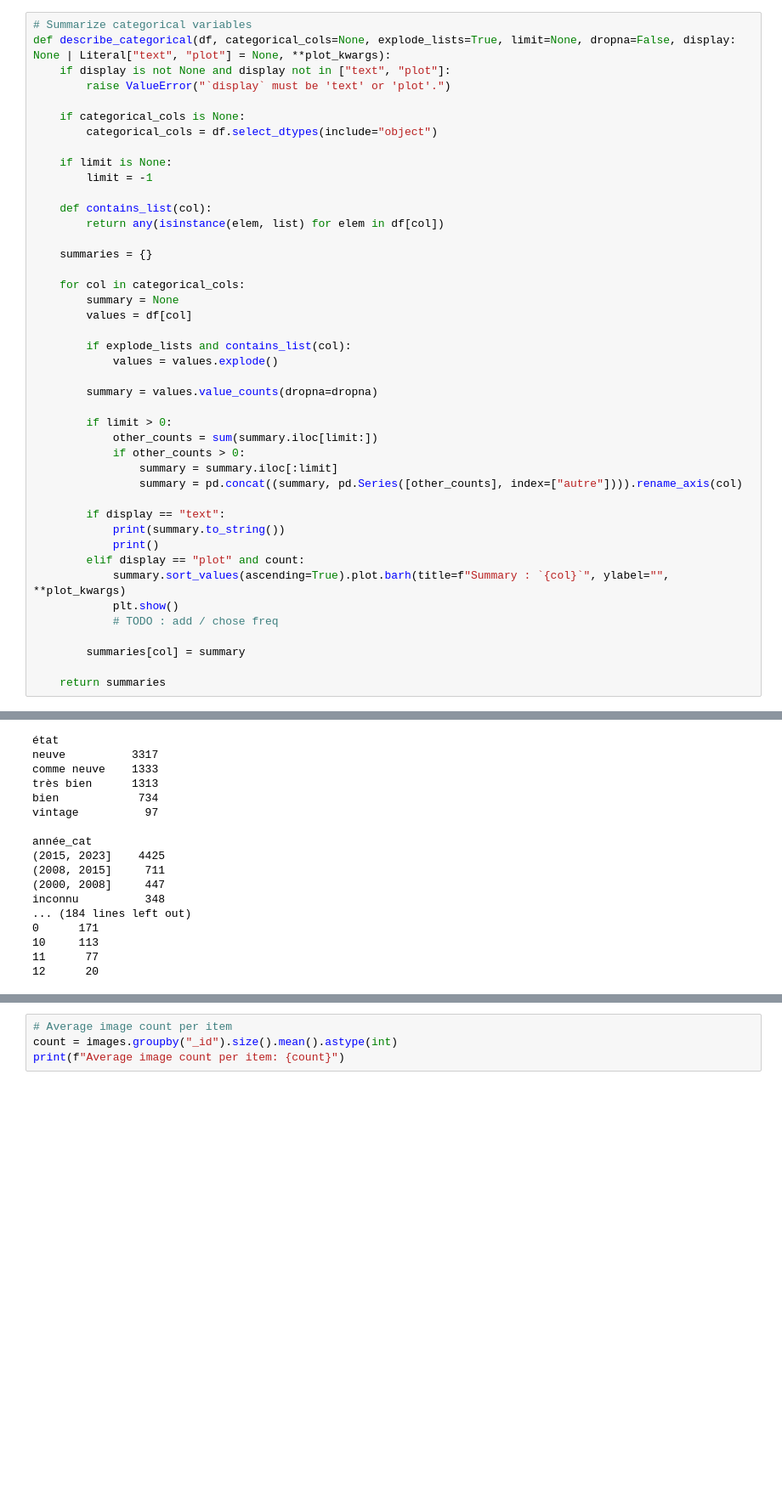
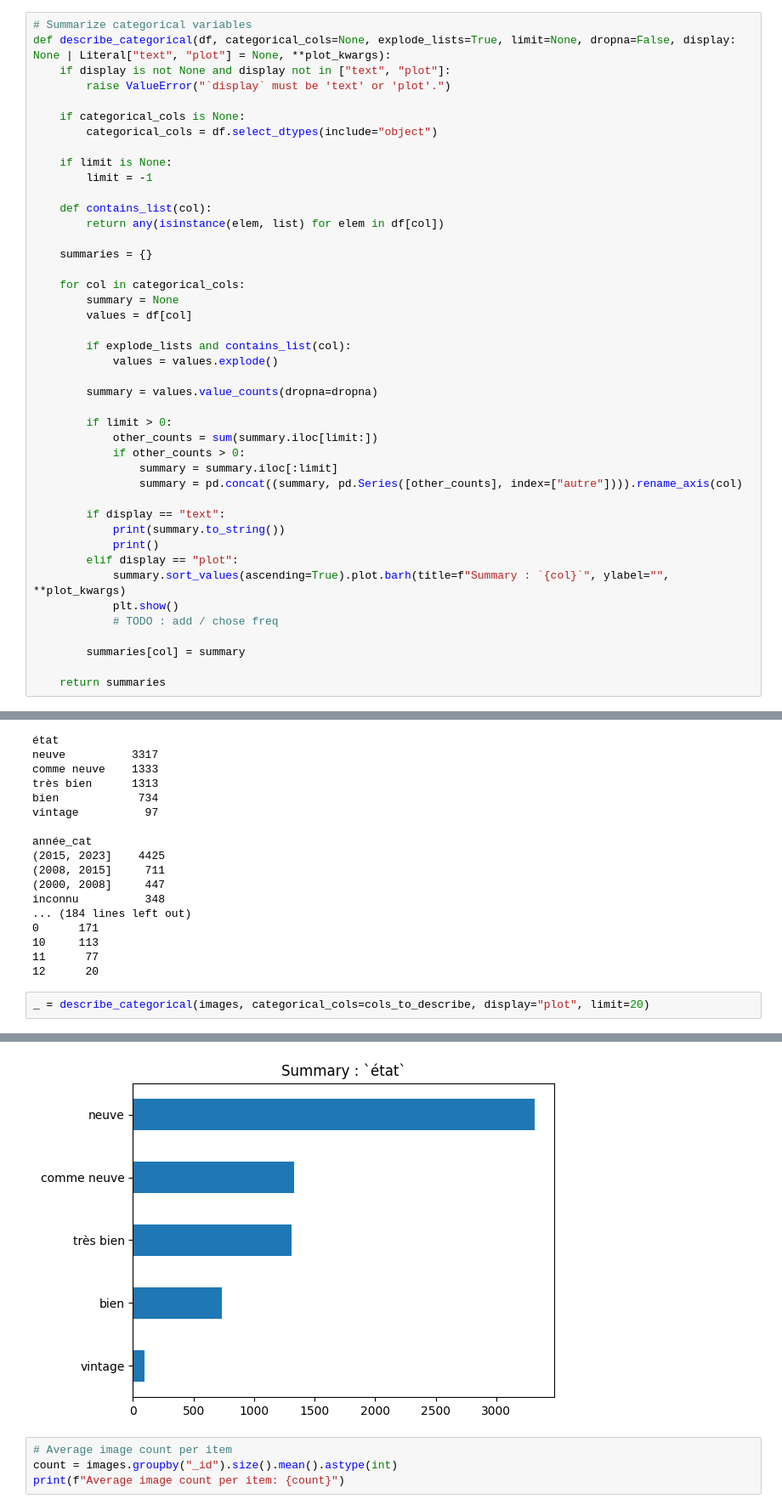
Before and after one commit to massimovenuti/watch-scraper, a Jupyter notebook: analytics/analytics.ipynb, the cells around one changed output, grey strips where cells are left out. Shown: that part at 85% size. Drawn from its saved outputs; the diff is of its cells as text; blank space fills up the shorter version.

```diff
--- a/analytics/analytics.ipynb
+++ b/analytics/analytics.ipynb
@@ -147,7 +147,7 @@ def describe_categorical(df, categorical_cols=None, explode_lists=True, limit=No
         if display == "text":
             print(summary.to_string())
             print()
-        elif display == "plot" and count:
+        elif display == "plot":
             summary.sort_values(ascending=True).plot.barh(title=f"Summary : `{col}`", ylabel="", **plot_kwargs)
             plt.show()
             # TODO : add / chose freq
@@ -395,3 +395,6 @@ inconnu          348
 10     113
 11      77
 12      20
+# %%
+_ = describe_categorical(images, categorical_cols=cols_to_describe, display="plot", limit=20)
+# %% [output]
@@ -398,3 +402,4 @@ inconnu          348
+[figure, added]
 # %%
 # Average image count per item
 count = images.groupby("_id").size().mean().astype(int)
```
Also changed, not shown: parts of 1 cell of this notebook.
